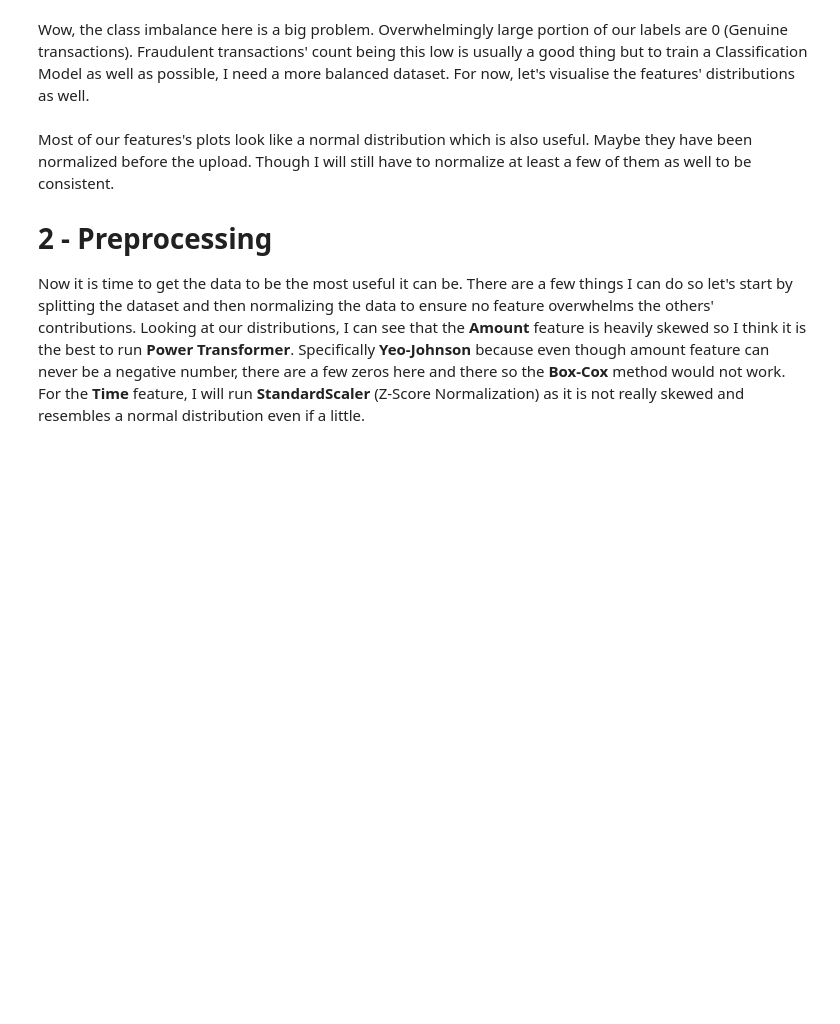
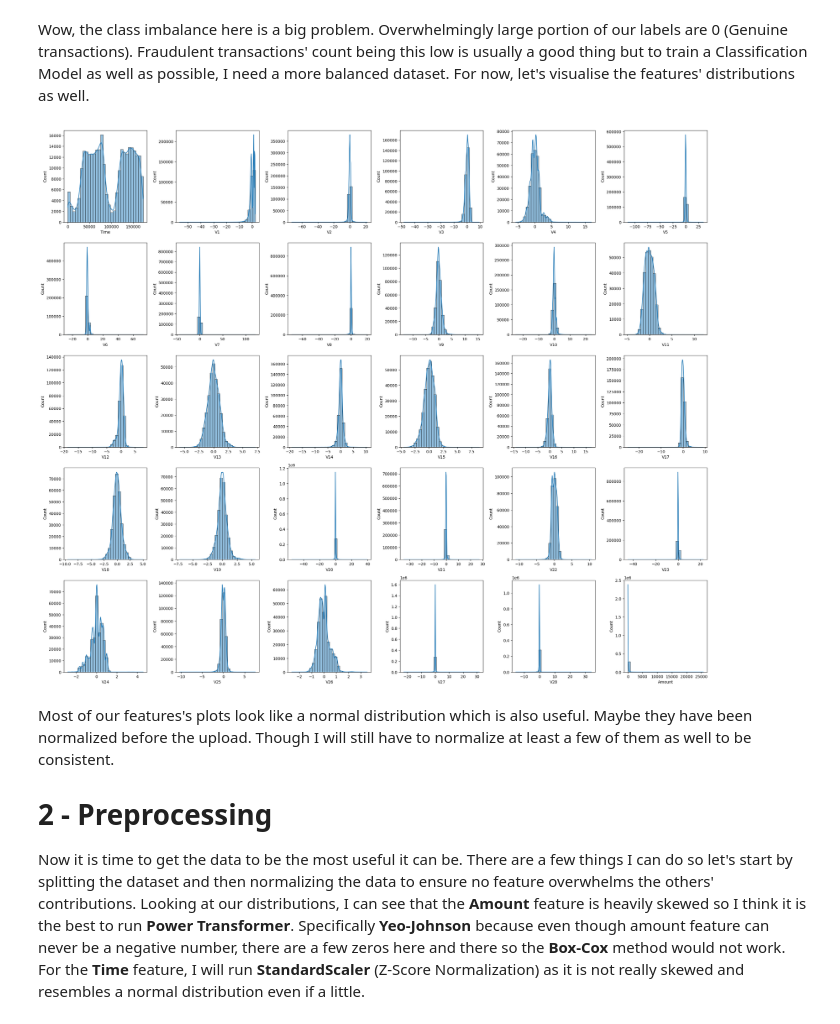
Before and after one commit to DoubleCyclone/Credit-Card-Fraud-Detection, a Jupyter notebook: notebooks/credit_card_fraud_detection.ipynb, the cells around one changed output. Cells and saved outputs as stored; diff of their text form; code cells hidden in the pictures; blank space fills up the shorter version.

```diff
--- a/notebooks/credit_card_fraud_detection.ipynb
+++ b/notebooks/credit_card_fraud_detection.ipynb
@@ -102,7 +102,7 @@ def hist_plot_all_features(df : pd.DataFrame):
   axs = axs.flatten()
 
   # Iterate through the columns and plot their histograms
-  for i, col in enumerate(df.columns) :
+  for i, col in tqdm(enumerate(df.columns), total=len(df.columns), desc="Plotting", ncols=100) :
     sns.histplot(data=df, x=col, ax=axs[i], bins=30, kde=True)
 
   # Hide any unused subplots
@@ -114,7 +114,9 @@ def hist_plot_all_features(df : pd.DataFrame):
   plt.show()
 # %%
 # Optional plotting (takes some time to run)
-#hist_plot_all_features(X.drop('Class', axis=1))
+hist_plot_all_features(X.drop('Class', axis=1))
+# %% [output]
+[figure, added]
 # %% [markdown]
 Most of our features's plots look like a normal distribution which is also useful. Maybe they have been normalized before the upload. Though I will still have to normalize at least a few of them as well to be consistent.
 
```
Also changed, not shown: parts of 28 cells of this notebook.
